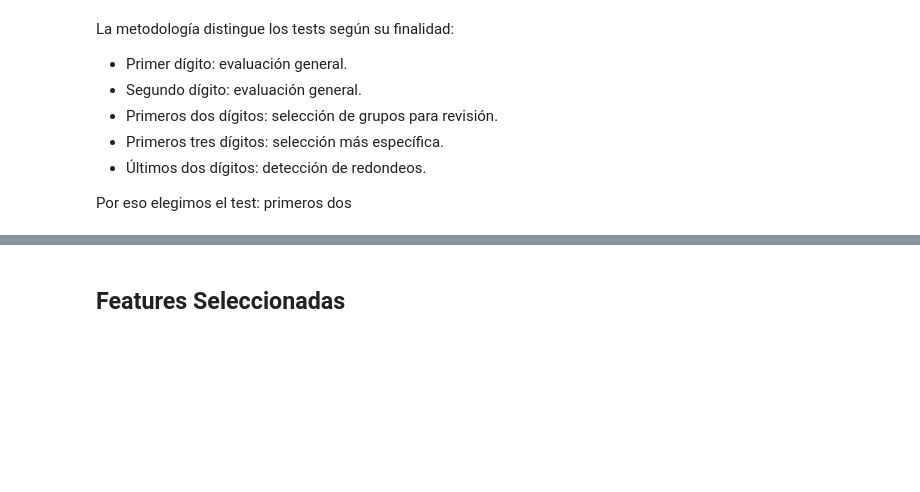
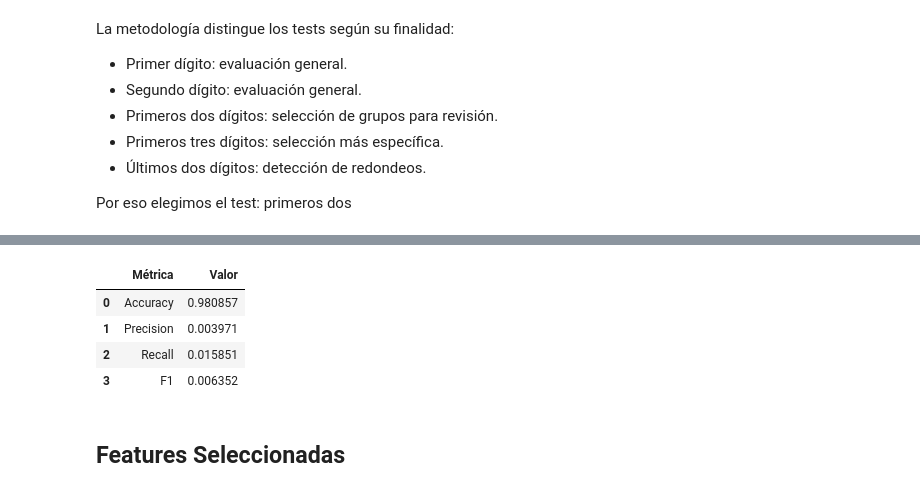
Before and after one commit to vaniacaffaratti/data_science_tp, a Jupyter notebook: notebooks/Parte-2/EDA/EDA.ipynb, the cells around one changed output, grey strips where cells are left out. Saved outputs shown, nothing was run; the diff lists cells and outputs as text; code cells hidden in the pictures; blank space fills up the shorter version.

```diff
--- a/notebooks/Parte-2/EDA/EDA.ipynb
+++ b/notebooks/Parte-2/EDA/EDA.ipynb
@@ -830,3 +897,50 @@ graficar_score_benford(grupos_prioritarios)
+# %%
+grupos_entrenados = grupos_prioritarios["valor"]
+
+mantisa_test = (
+    df_test["amt"]
+    / (10 ** np.floor(np.log10(df_test["amt"])))
+)
+
+primeros_2_test = np.floor(
+    (mantisa_test * 10).round(10)
+).astype(int)
+
+df_test["benford_score"] = (
+    df_test["amt"].ge(10)
+    & primeros_2_test.isin(grupos_entrenados)
+).astype(int)
+# %%
+df_test['flag_benford'] = np.where(df_test['benford_score'] > 0, 1, 0)
+# %%
+from sklearn.metrics import accuracy_score, precision_score, recall_score, f1_score
+import pandas as pd
+
+
+def evaluar_fraude(flag_real, flag_predicho):
+    return pd.DataFrame({
+        "Métrica": ["Accuracy", "Precision", "Recall", "F1"],
+        "Valor": [
+            accuracy_score(flag_real, flag_predicho),
+            precision_score(flag_real, flag_predicho, zero_division=0),
+            recall_score(flag_real, flag_predicho, zero_division=0),
+            f1_score(flag_real, flag_predicho, zero_division=0)
+        ]
+    })
+
+
+# Ejemplo con las alertas de Benford
+metricas = evaluar_fraude(
+    flag_real=df_test["is_fraud"],
+    flag_predicho=(df_test["flag_benford"]))
+
+metricas
+# %% [output]
+|  | Métrica | Valor |
+| 0 | Accuracy | 0.980857 |
+| 1 | Precision | 0.003971 |
+| 2 | Recall | 0.015851 |
+| 3 | F1 | 0.006352 |
 # %% [markdown]
 ## Features Seleccionadas
 # %%
```
Also changed, not shown: parts of 8 cells of this notebook, 1 other file.
